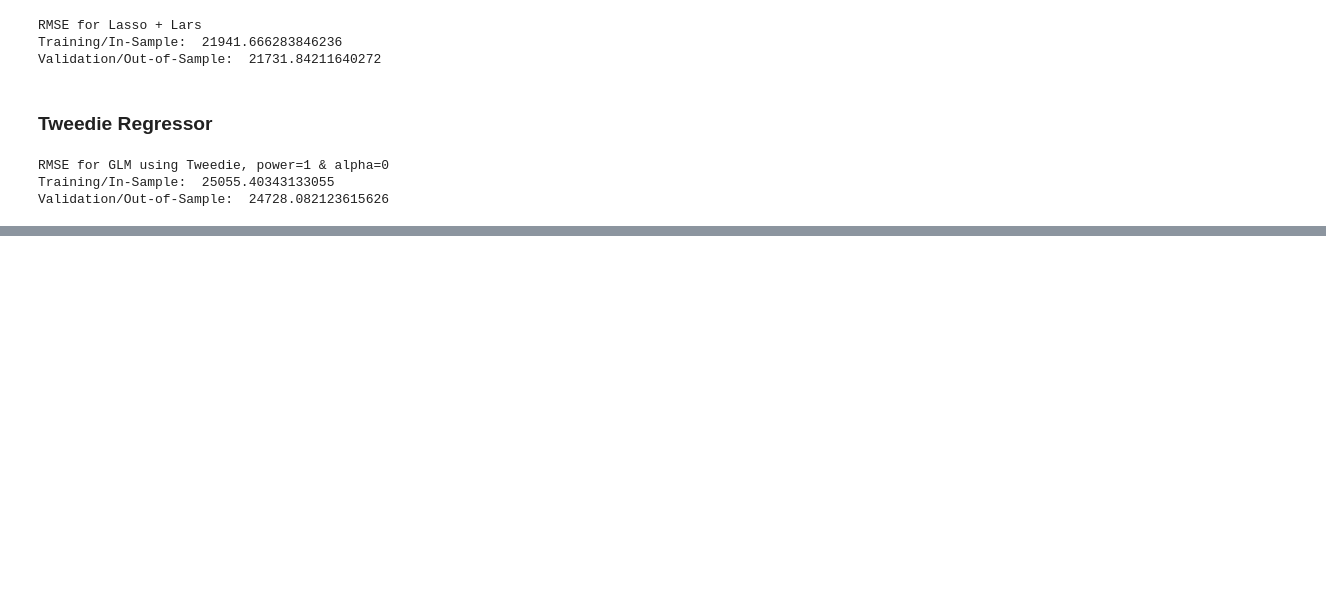
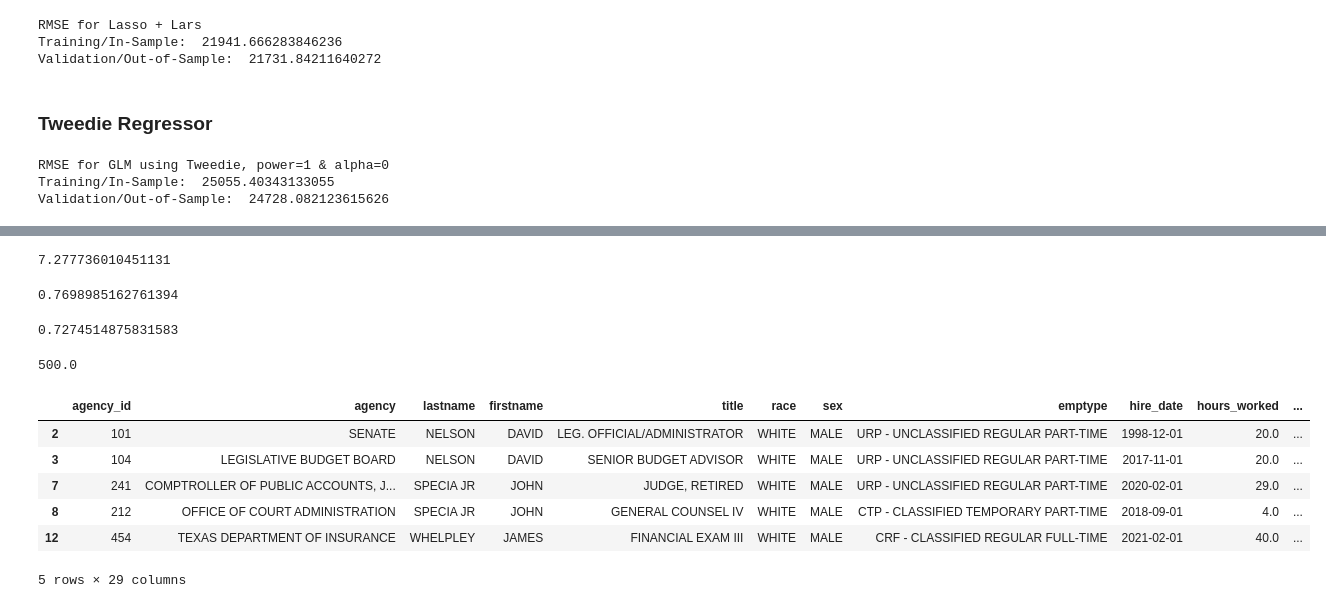
Before and after one commit to Texas-Government-Employee-Salaries/Predicting-Salaries, a Jupyter notebook: mccrosky_rough_with_scripts.ipynb, the cells around one changed output, grey strips where cells are left out. Cells and saved outputs as stored; diff of their text form; code cells hidden in the pictures; blank space fills up the shorter version.

```diff
--- a/mccrosky_rough_with_scripts.ipynb
+++ b/mccrosky_rough_with_scripts.ipynb
@@ -815,0 +828,29 @@ Validation/Out-of-Sample:  24728.082123615626
+# %%
+(1 - 0.9272226398954887) * 100
+# %% [output]
+7.277736010451131
+# %%
+((df.annual_salary.mean() - 11926) / df.annual_salary.mean()) * 1
+# %% [output]
+0.7698985162761394
+# %%
+((df.annual_salary.mean() - 14126) / df.annual_salary.mean()) * 1
+# %% [output]
+0.7274514875831583
+# %%
+.01 * 50000
+# %% [output]
+500.0
+# %%
+male = df[df.sex == 'MALE']
+female = df[df.sex == 'FEMALE']
+# %%
+male.head()
+# %% [output]
+|  | agency_id | agency | lastname | firstname | title | race | sex | emptype | hire_date | hours_worked | ... |
+| 2 | 101 | SENATE | NELSON | DAVID | LEG. OFFICIAL/ADMINISTRATOR | WHITE | MALE | URP - UNCLASSIFIED REGULAR PART-TIME | 1998-12-01 | 20.0 | ... |
+| 3 | 104 | LEGISLATIVE BUDGET BOARD | NELSON | DAVID | SENIOR BUDGET ADVISOR | WHITE | MALE | URP - UNCLASSIFIED REGULAR PART-TIME | 2017-11-01 | 20.0 | ... |
+| 7 | 241 | COMPTROLLER OF PUBLIC ACCOUNTS, J... | SPECIA JR | JOHN | JUDGE, RETIRED | WHITE | MALE | URP - UNCLASSIFIED REGULAR PART-TIME | 2020-02-01 | 29.0 | ... |
+| 8 | 212 | OFFICE OF COURT ADMINISTRATION | SPECIA JR | JOHN | GENERAL COUNSEL IV | WHITE | MALE | CTP - CLASSIFIED TEMPORARY PART-TIME | 2018-09-01 | 4.0 | ... |
+| 12 | 454 | TEXAS DEPARTMENT OF INSURANCE | WHELPLEY | JAMES | FINANCIAL EXAM III | WHITE | MALE | CRF - CLASSIFIED REGULAR FULL-TIME | 2021-02-01 | 40.0 | ... |
+5 rows × 29 columns
```
Also changed, not shown: parts of 20 cells of this notebook.
